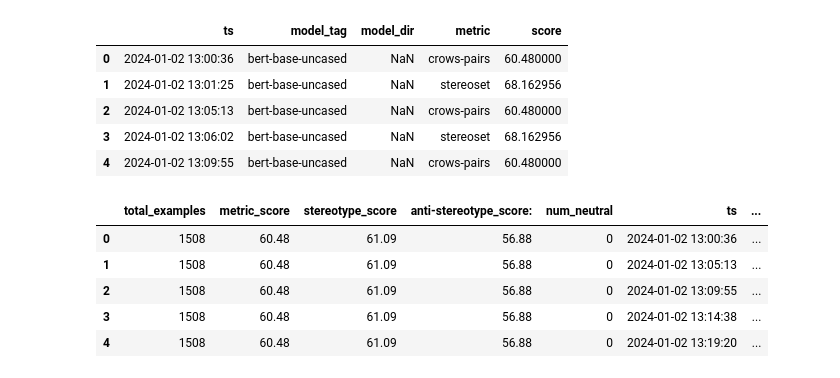
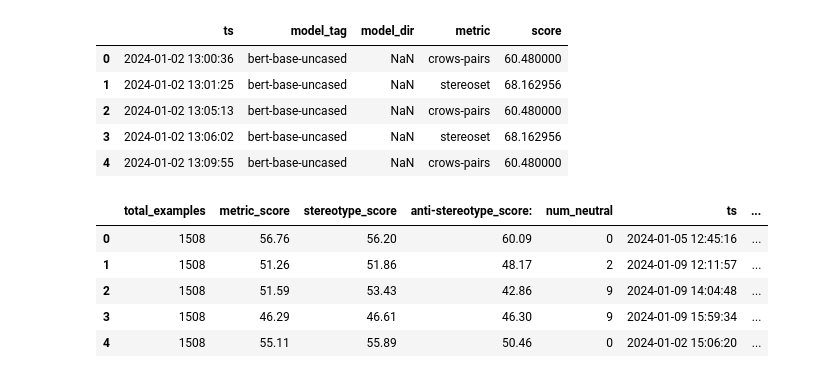
Before and after one commit to WizIshan/TUM_Thesis, a Jupyter notebook: src/viz.ipynb, the cells around one changed output. Saved outputs shown, nothing was run; the diff lists cells and outputs as text; code cells hidden in the pictures.

```diff
--- a/src/viz.ipynb
+++ b/src/viz.ipynb
@@ -4,7 +4,7 @@ import numpy as np
 import matplotlib.pyplot as plt
 import seaborn as sns
 # %%
-scores = pd.read_excel('../data/results/master_results.xlsx',sheet_name=None)
+scores = pd.read_excel('../data/results/master_results_20241101.xlsx',sheet_name=None)
 # %%
 scores['consolidated']
 # %% [output]
@@ -53,13 +58,15 @@ for bmt in np.unique((df['base_model_tag'])):
     # tmp.plot.barh(x='model_tag',y='score')
 # %%
 cp = scores['crows-pairs']
+## Dropping all duplicated rows
+cp = cp.drop_duplicates(subset=['model_name','metric'],keep='last').sort_values('model_name').reset_index(drop = True)
 cp['base_model_tag'] = cp['model_name'].apply(lambda x : x.split('_')[0])
 cp['model_mode'] = cp['model_name'].apply(lambda x : separate_model_mode(x))
 cp.head()
 # %% [output]
 |  | total_examples | metric_score | stereotype_score | anti-stereotype_score: | num_neutral | ts | ... |
-| 0 | 1508 | 60.48 | 61.09 | 56.88 | 0 | 2024-01-02 13:00:36 | ... |
-| 1 | 1508 | 60.48 | 61.09 | 56.88 | 0 | 2024-01-02 13:05:13 | ... |
-| 2 | 1508 | 60.48 | 61.09 | 56.88 | 0 | 2024-01-02 13:09:55 | ... |
-| 3 | 1508 | 60.48 | 61.09 | 56.88 | 0 | 2024-01-02 13:14:38 | ... |
-| 4 | 1508 | 60.48 | 61.09 | 56.88 | 0 | 2024-01-02 13:19:20 | ... |
+| 0 | 1508 | 56.76 | 56.20 | 60.09 | 0 | 2024-01-05 12:45:16 | ... |
+| 1 | 1508 | 51.26 | 51.86 | 48.17 | 2 | 2024-01-09 12:11:57 | ... |
+| 2 | 1508 | 51.59 | 53.43 | 42.86 | 9 | 2024-01-09 14:04:48 | ... |
+| 3 | 1508 | 46.29 | 46.61 | 46.30 | 9 | 2024-01-09 15:59:34 | ... |
+| 4 | 1508 | 55.11 | 55.89 | 50.46 | 0 | 2024-01-02 15:06:20 | ... |
```
Also changed, not shown: parts of 16 cells of this notebook, 4 other files.
